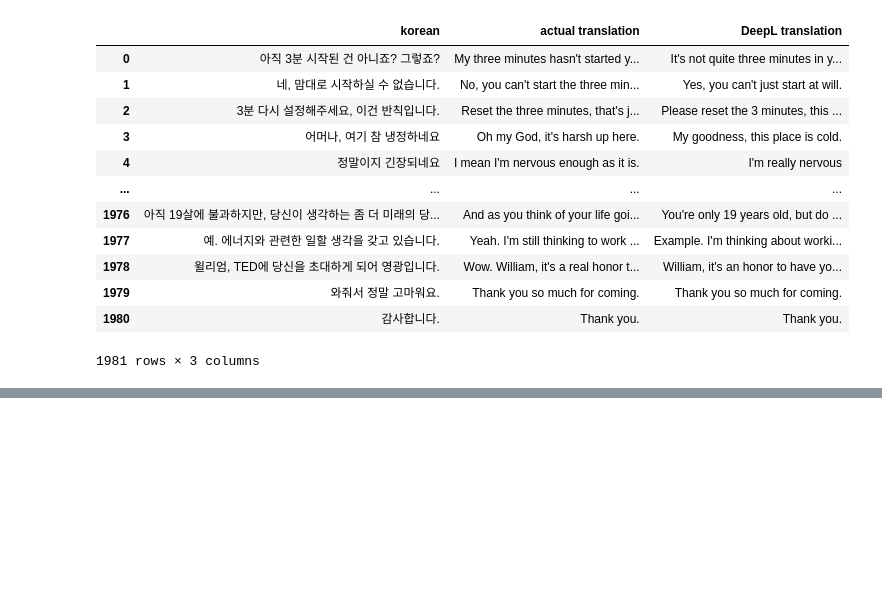
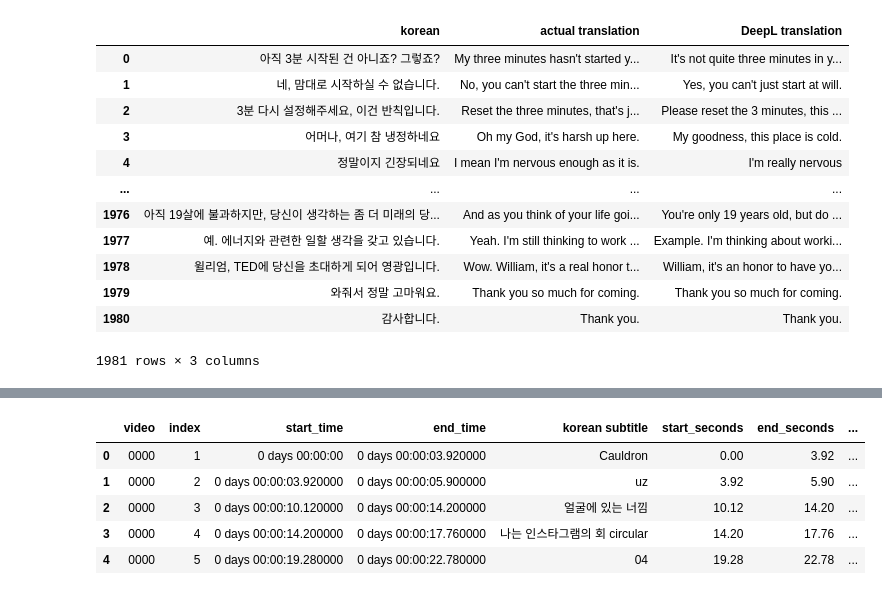
Before and after one commit to Swiftie97/CS653_Final_Project, a Jupyter notebook: translation.ipynb, the cells around one changed output, grey strips where cells are left out. Drawn from its saved outputs; the diff is of its cells as text; code cells hidden in the pictures; blank space fills up the shorter version.

```diff
--- a/translation.ipynb
+++ b/translation.ipynb
@@ -324,0 +390,2 @@ df.to_csv('data/korean_translation2.csv', index=False)
+# %%
+korean_texts = df_subtitles['korean subtitle'].tolist()
@@ -324,0 +462,17 @@ df.to_csv('data/korean_translation2.csv', index=False)
+# %%
+# DeepL Translations
+deepl_translations = []
+no_translation = pd.DataFrame(columns=['i', 'non-translated text'])
+# %%
+for i in range(0, len(korean_texts)):
+    try:
+        if korean_texts[i] != "":
+            translated = deepl_translator.translate_text(korean_texts[i], source_lang="KO", target_lang="EN-US")
+            deepl_translations.extend([translated.text])
+        else:
+            deepl_translations.extend([''])
+    except Exception as e:
+        nt = pd.DataFrame({'i':i, 'non-translated text': korean_texts[i]})
+        no_translation = pd.concat([no_translation, nt], ignore_index=True)
+        print("Error: ", e)
+print("No Translations: ", len(no_translation))
@@ -324,0 +481,5 @@ df.to_csv('data/korean_translation2.csv', index=False)
+# %%
+# Assemble the final DataFrame
+df_subtitles['Google translation'] = google_translations
+df_subtitles['Microsoft translation'] = microsoft_translations
+df_subtitles['DeepL translation'] = deepl_translations
@@ -324,0 +502,9 @@ df.to_csv('data/korean_translation2.csv', index=False)
+# %%
+df_subtitles.head()
+# %% [output]
+|  | video | index | start_time | end_time | korean subtitle | start_seconds | end_seconds | ... |
+| 0 | 0000 | 1 | 0 days 00:00:00 | 0 days 00:00:03.920000 | Cauldron | 0.00 | 3.92 | ... |
+| 1 | 0000 | 2 | 0 days 00:00:03.920000 | 0 days 00:00:05.900000 | uz | 3.92 | 5.90 | ... |
+| 2 | 0000 | 3 | 0 days 00:00:10.120000 | 0 days 00:00:14.200000 | 얼굴에 있는 너낌 | 10.12 | 14.20 | ... |
+| 3 | 0000 | 4 | 0 days 00:00:14.200000 | 0 days 00:00:17.760000 | 나는 인스타그램의 회 circular | 14.20 | 17.76 | ... |
+| 4 | 0000 | 5 | 0 days 00:00:19.280000 | 0 days 00:00:22.780000 | 04 | 19.28 | 22.78 | ... |
```
Also changed, not shown: parts of 13 cells of this notebook, 1 other file.
